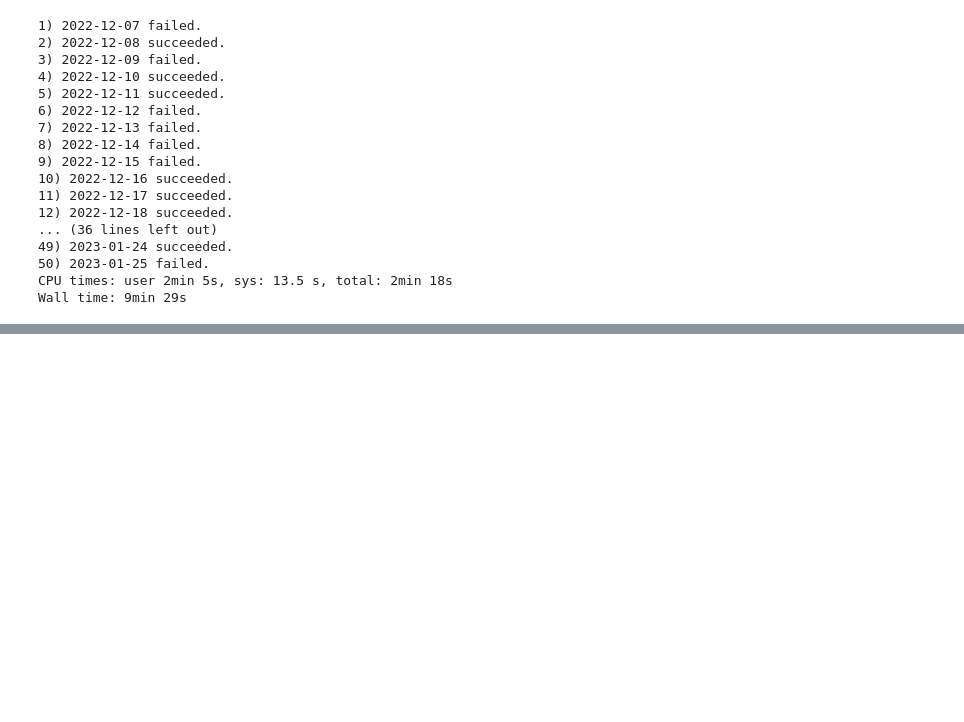
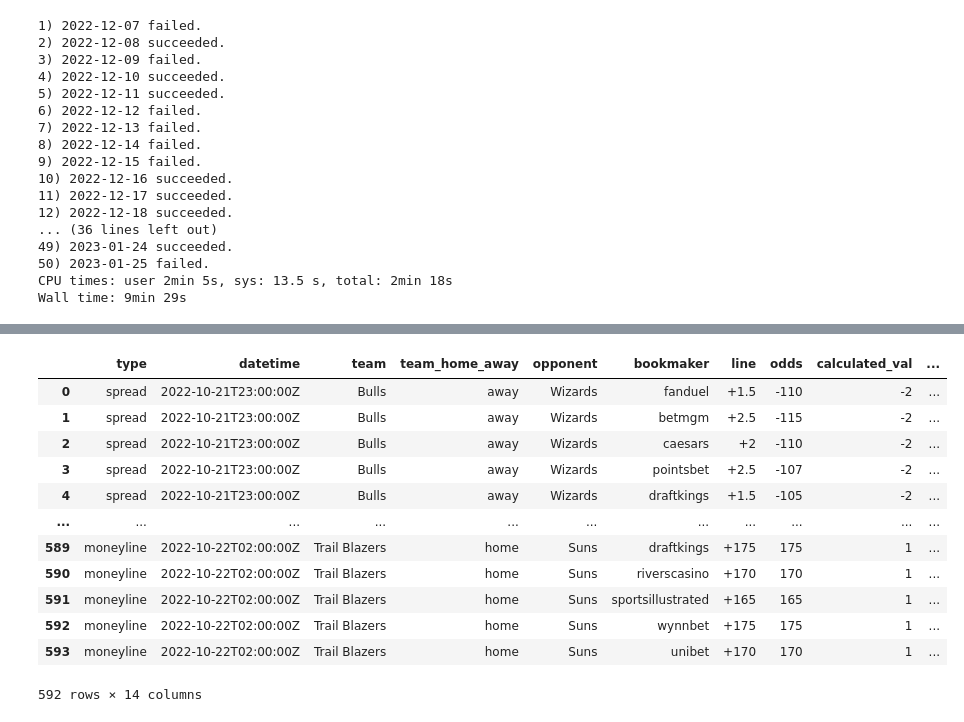
Before and after one commit to chanelton/nbabetting, a Jupyter notebook: Odds Scraping.ipynb, the cells around one changed output, grey strips where cells are left out. Saved outputs shown, nothing was run; the diff lists cells and outputs as text; code cells hidden in the pictures; blank space fills up the shorter version.

```diff
--- a/Odds Scraping.ipynb
+++ b/Odds Scraping.ipynb
@@ -315,0 +650,16 @@ Wall time: 9min 29s
+# %%
+results
+# %% [output]
+|  | type | datetime | team | team_home_away | opponent | bookmaker | line | odds | calculated_val | ... |
+| 0 | spread | 2022-10-21T23:00:00Z | Bulls | away | Wizards | fanduel | +1.5 | -110 | -2 | ... |
+| 1 | spread | 2022-10-21T23:00:00Z | Bulls | away | Wizards | betmgm | +2.5 | -115 | -2 | ... |
+| 2 | spread | 2022-10-21T23:00:00Z | Bulls | away | Wizards | caesars | +2 | -110 | -2 | ... |
+| 3 | spread | 2022-10-21T23:00:00Z | Bulls | away | Wizards | pointsbet | +2.5 | -107 | -2 | ... |
+| 4 | spread | 2022-10-21T23:00:00Z | Bulls | away | Wizards | draftkings | +1.5 | -105 | -2 | ... |
+| ... | ... | ... | ... | ... | ... | ... | ... | ... | ... | ... |
+| 589 | moneyline | 2022-10-22T02:00:00Z | Trail Blazers | home | Suns | draftkings | +175 | 175 | 1 | ... |
+| 590 | moneyline | 2022-10-22T02:00:00Z | Trail Blazers | home | Suns | riverscasino | +170 | 170 | 1 | ... |
+| 591 | moneyline | 2022-10-22T02:00:00Z | Trail Blazers | home | Suns | sportsillustrated | +165 | 165 | 1 | ... |
+| 592 | moneyline | 2022-10-22T02:00:00Z | Trail Blazers | home | Suns | wynnbet | +175 | 175 | 1 | ... |
+| 593 | moneyline | 2022-10-22T02:00:00Z | Trail Blazers | home | Suns | unibet | +170 | 170 | 1 | ... |
+592 rows × 14 columns
```
Also changed, not shown: parts of 19 cells of this notebook.
